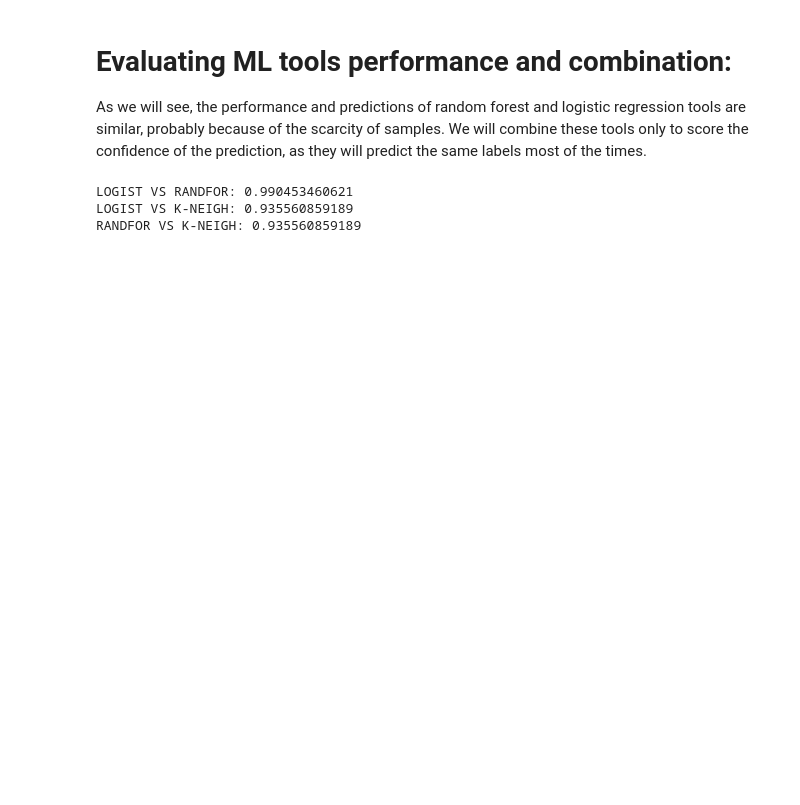
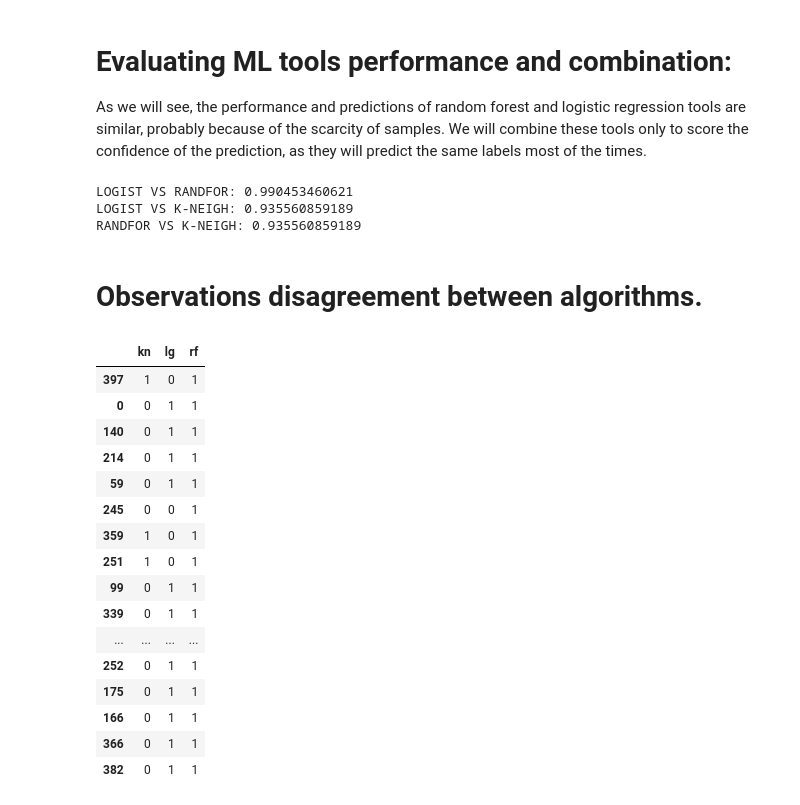
Before and after one commit to hguadalupe/master-data-science, a Jupyter notebook: PFM_SaB/Modelo_presupuesto_Construcc/Construction_budget_delay_detector.ipynb, the cells around one changed output. Cells and saved outputs as stored; diff of their text form; code cells hidden in the pictures; blank space fills up the shorter version.

```diff
--- a/PFM_SaB/Modelo_presupuesto_Construcc/Construction_budget_delay_detector.ipynb
+++ b/PFM_SaB/Modelo_presupuesto_Construcc/Construction_budget_delay_detector.ipynb
@@ -447,3 +444,35 @@ print("RANDFOR VS K-NEIGH: " +str(accuracy_score(y_pred_rf,y_pred_kn)))
 LOGIST VS RANDFOR: 0.990453460621
 LOGIST VS K-NEIGH: 0.935560859189
 RANDFOR VS K-NEIGH: 0.935560859189
+# %% [markdown]
+# Observations disagreement between algorithms.
+# %%
+ykn = pd.DataFrame(y_pred_kn).rename(columns={0:"kn"})
+ylg= pd.DataFrame(y_pred_lg).rename(columns={0:"lg"})
+yrf= pd.DataFrame(y_pred_rf).rename(columns={0:"rf"})
+y_concat = pd.concat([ykn,ylg,yrf],axis=1)
+
+diff1 = y_concat['kn'] != y_concat['lg']
+diff2 = y_concat['rf'] != y_concat['lg']
+
+mask = y_concat[diff1 | diff2]
+
+mask.sample(20)
+# %% [output]
+|  | kn | lg | rf |
+| 397 | 1 | 0 | 1 |
+| 0 | 0 | 1 | 1 |
+| 140 | 0 | 1 | 1 |
+| 214 | 0 | 1 | 1 |
+| 59 | 0 | 1 | 1 |
+| 245 | 0 | 0 | 1 |
+| 359 | 1 | 0 | 1 |
+| 251 | 1 | 0 | 1 |
+| 99 | 0 | 1 | 1 |
+| 339 | 0 | 1 | 1 |
+| ... | ... | ... | ... |
+| 252 | 0 | 1 | 1 |
+| 175 | 0 | 1 | 1 |
+| 166 | 0 | 1 | 1 |
+| 366 | 0 | 1 | 1 |
+| 382 | 0 | 1 | 1 |
```
Also changed, not shown: parts of 15 cells of this notebook, 1 other file.
